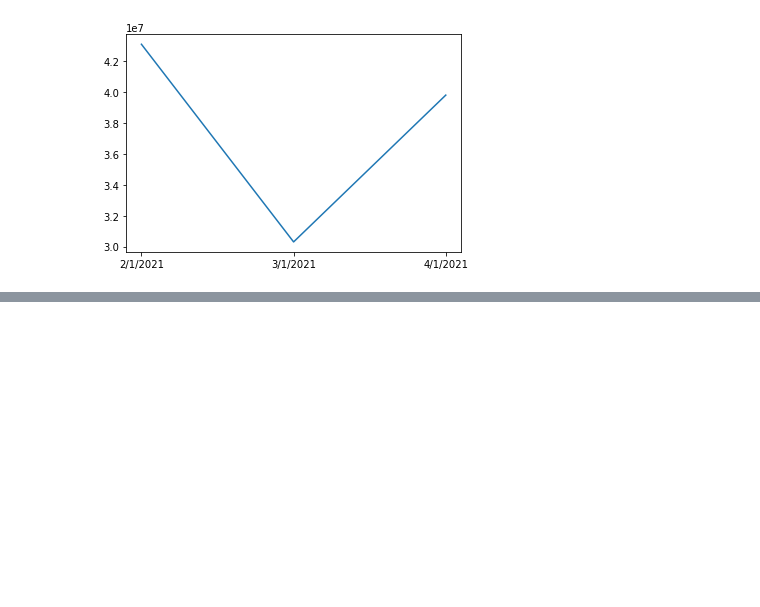
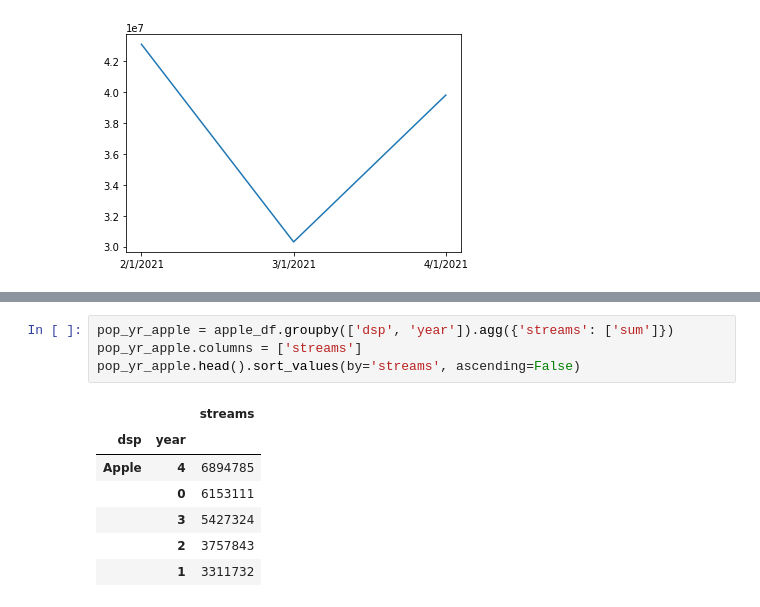
Before and after one commit to LJRollerII/mlc-project-napster, a Jupyter notebook: notebooks/dsp_mlc.ipynb, the cells around one changed output, grey strips where cells are left out. Drawn from its saved outputs; the diff is of its cells as text; blank space fills up the shorter version.

```diff
--- a/notebooks/dsp_mlc.ipynb
+++ b/notebooks/dsp_mlc.ipynb
@@ -384,0 +420,12 @@ plt.plot(youtube_usage_stream)
+# %%
+pop_yr_apple = apple_df.groupby(['dsp', 'year']).agg({'streams': ['sum']})
+pop_yr_apple.columns = ['streams']
+pop_yr_apple.head().sort_values(by='streams', ascending=False)
+# %% [output]
+|  |  | streams |
+| dsp | year |  |
+| Apple | 4 | 6894785 |
+|  | 0 | 6153111 |
+|  | 3 | 5427324 |
+|  | 2 | 3757843 |
+|  | 1 | 3311732 |
```
Also changed, not shown: parts of 19 cells of this notebook.
